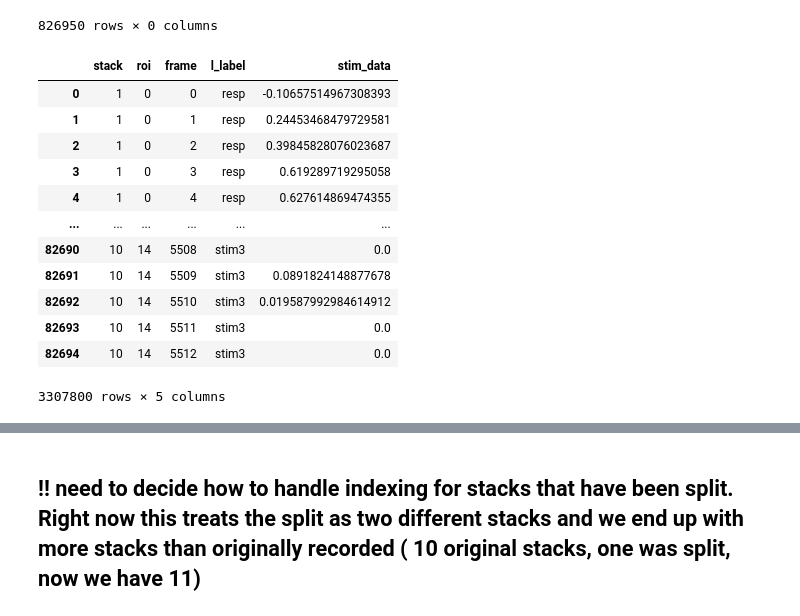
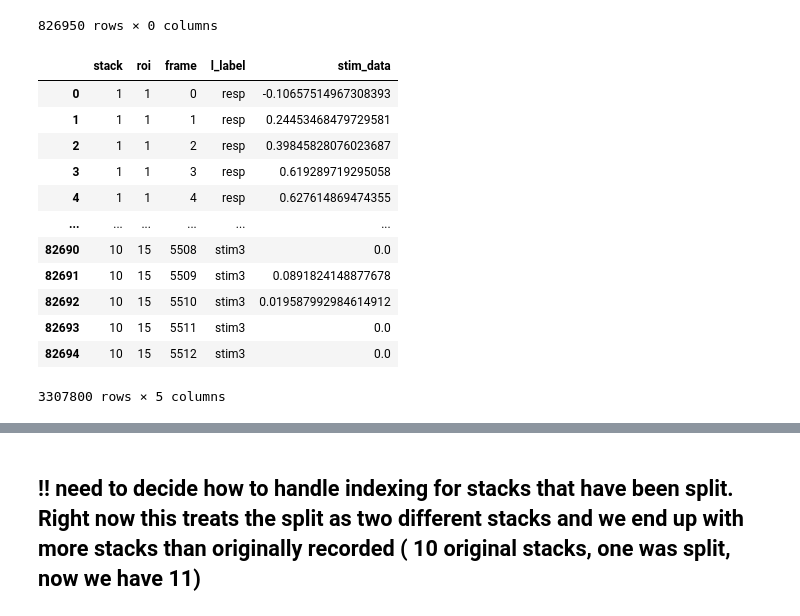
Before and after one commit to laurenneal/capstone-visual-neuroscience, a Jupyter notebook: get_results_and_features_stack_by_stack.ipynb, the cells around one changed output, grey strips where cells are left out. Saved outputs shown, nothing was run; the diff lists cells and outputs as text; code cells hidden in the pictures.

```diff
--- a/get_results_and_features_stack_by_stack.ipynb
+++ b/get_results_and_features_stack_by_stack.ipynb
@@ -357,45 +360,45 @@ import copy
 
 stim_data = copy.deepcopy(results_file)
 col = ['stack','roi', 'frame', 'l_label', 'stim_data']
 
 # dataframe for stimulus data
 s_df = pd.DataFrame(columns=col)
 for l in keys:
   # flat_list = []
 
   # loop through all the stacks
   for s in range(0,num_stacks):
     # s_df = pd.DataFrame(columns=['stack','roi','resp','stim1','stim2','stim3'])
     # for r in range(0,num_rois):
 
     # create a 1D array for each column in df
     stim_data[l][0,s] = stim_data[l][0,s].reshape((num_rois * num_frames))
     stack = np.array([s + 1] * num_rois * num_frames)
-    roi = np.array([[r] * num_frames for r in range(0,num_rois)]).flatten()
+    roi = np.array([[r+1] * num_frames for r in range(0,num_rois)]).flatten()
     frame_ind = np.array([list(range(0,num_frames)) * num_rois]).flatten()
     l_label = np.array([l] * num_rois * num_frames)
 
     # combine into 4D array
     data_array = np.stack((stack, roi, frame_ind, l_label, stim_data[l][0,s]), axis=1)
 
     # combine into df
     s_df = s_df.append(pd.DataFrame(columns=col, data=data_array)).astype({'stack': 'int32','roi': 'int32','frame': 'int32'})
 
 # s_df = s_df.pivot(columns=['stack','roi','stim_data'], values='l_label') # this crashes (out of ram)
 s_df
 # %% [output]
 |  | stack | roi | frame | l_label | stim_data |
-| 0 | 1 | 0 | 0 | resp | -0.10657514967308393 |
-| 1 | 1 | 0 | 1 | resp | 0.24453468479729581 |
-| 2 | 1 | 0 | 2 | resp | 0.39845828076023687 |
-| 3 | 1 | 0 | 3 | resp | 0.619289719295058 |
-| 4 | 1 | 0 | 4 | resp | 0.627614869474355 |
+| 0 | 1 | 1 | 0 | resp | -0.10657514967308393 |
+| 1 | 1 | 1 | 1 | resp | 0.24453468479729581 |
+| 2 | 1 | 1 | 2 | resp | 0.39845828076023687 |
+| 3 | 1 | 1 | 3 | resp | 0.619289719295058 |
+| 4 | 1 | 1 | 4 | resp | 0.627614869474355 |
 | ... | ... | ... | ... | ... | ... |
-| 82690 | 10 | 14 | 5508 | stim3 | 0.0 |
-| 82691 | 10 | 14 | 5509 | stim3 | 0.0891824148877678 |
-| 82692 | 10 | 14 | 5510 | stim3 | 0.019587992984614912 |
-| 82693 | 10 | 14 | 5511 | stim3 | 0.0 |
-| 82694 | 10 | 14 | 5512 | stim3 | 0.0 |
+| 82690 | 10 | 15 | 5508 | stim3 | 0.0 |
+| 82691 | 10 | 15 | 5509 | stim3 | 0.0891824148877678 |
+| 82692 | 10 | 15 | 5510 | stim3 | 0.019587992984614912 |
+| 82693 | 10 | 15 | 5511 | stim3 | 0.0 |
+| 82694 | 10 | 15 | 5512 | stim3 | 0.0 |
 3307800 rows × 5 columns
 # %%
 # combine stimulus data with raw data
```
Also changed, not shown: parts of 2 cells of this notebook.
